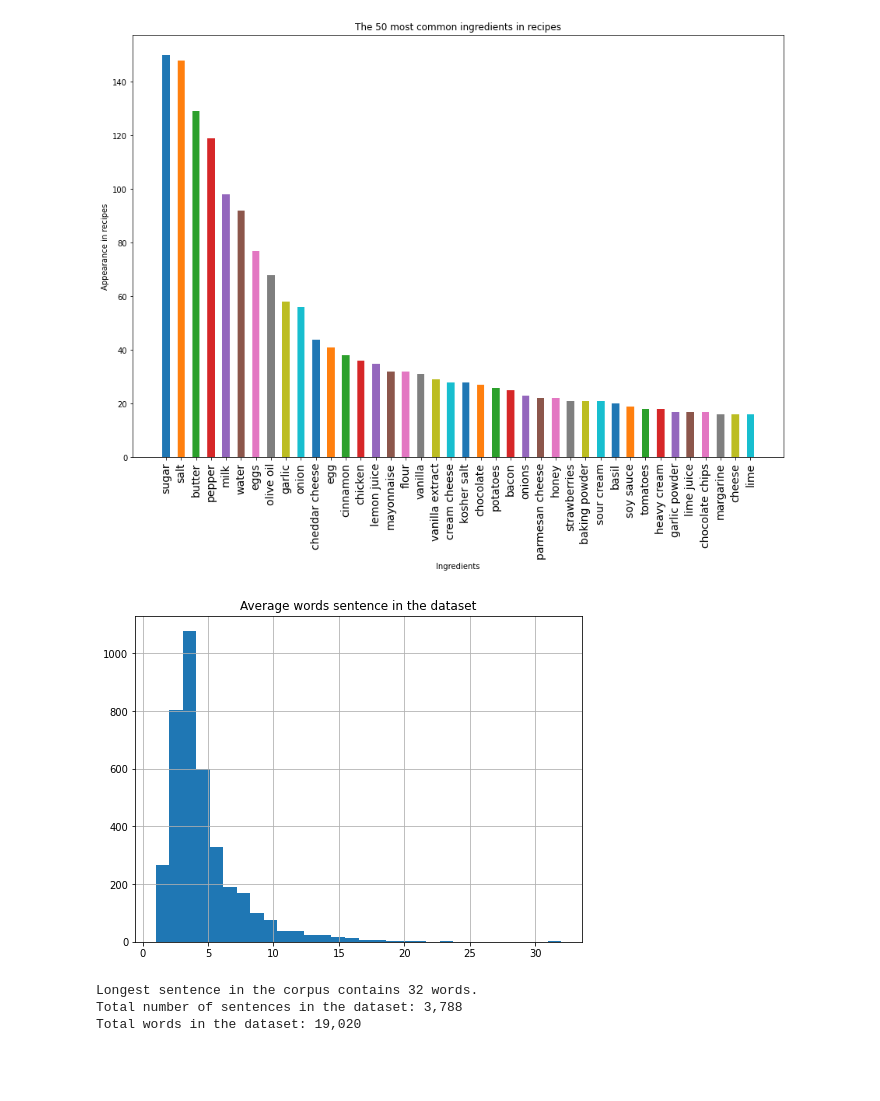
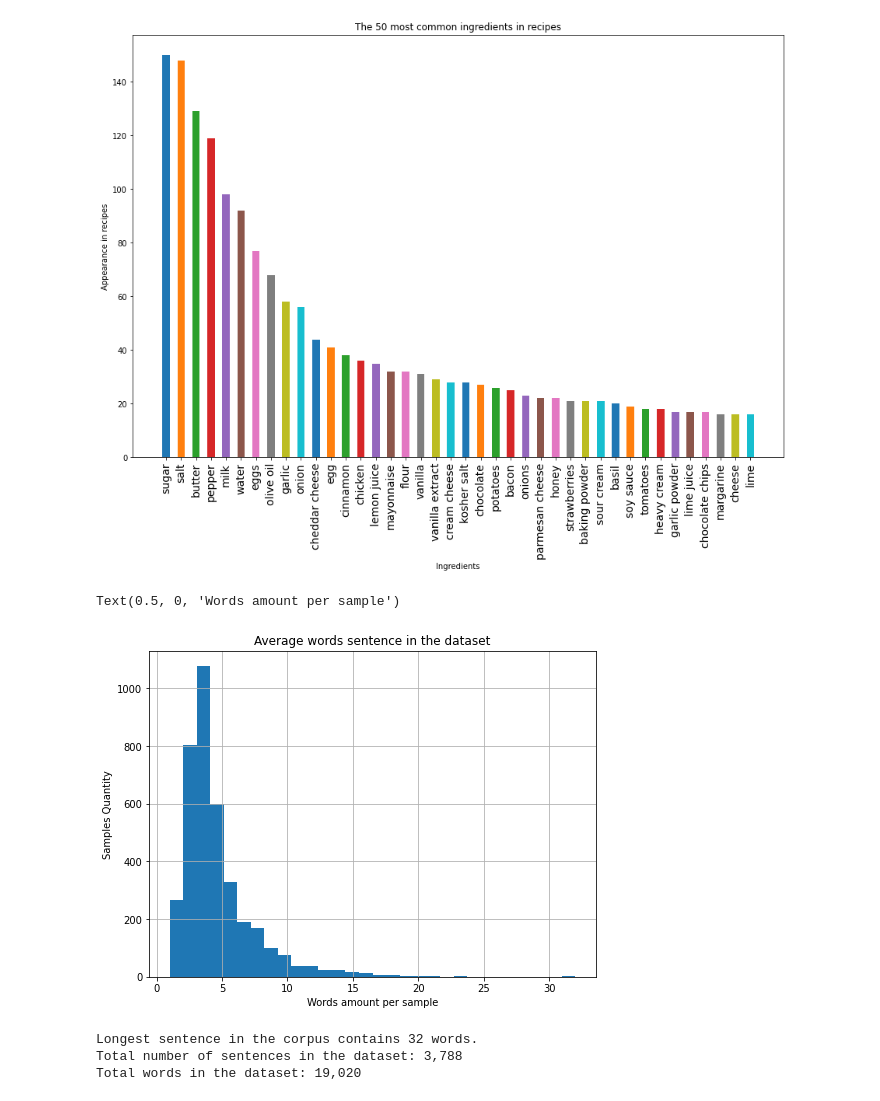
Before and after one commit to NivYahavMilo/ner-food-recipies, a Jupyter notebook: data/visualization.ipynb, the cells around one changed output. Cells and saved outputs as stored; diff of their text form; code cells hidden in the pictures; blank space fills up the shorter version.

Commit message:
ADDED FIGURES

```diff
--- a/data/visualization.ipynb
+++ b/data/visualization.ipynb
@@ -174,23 +162,26 @@ plt.show()
 # %%
 
 words_in_sentence = []
 sentences = []
 sentence = 0
 for i in range (0, len(df.index)):
     for j in range (0, len(df.ingredients.iloc[i].split('\n'))-1):
         string = df.ingredients.iloc[i].split('\n')[j]
         sentence = sentence + 1
         for k in range (0, len(string.split(' '))):
             sentences.append(sentence)
             words_in_sentence.append(1)
 
 df_data = pd.DataFrame({"Sentence #":sentences, "Word":words_in_sentence})
 
 word_counts = df_data.groupby("Sentence #")["Word"].agg(["count"])
 word_counts = word_counts.rename(columns={"count": "Average words sentence in the dataset"})
 word_counts.hist(bins=30, figsize=(8,6));
+plt.ylabel("Samples Quantity")
+plt.xlabel("Words amount per sample")
 # %% [output]
+Text(0.5, 0, 'Words amount per sample')
-[figure, old version]
+[figure, new version]
 # %%
 MAX_SENTENCE = word_counts.max()[0]
 print("Longest sentence in the corpus contains {} words.".format(MAX_SENTENCE))
```
Also changed, not shown: parts of 3 cells of this notebook, 5 other files.
